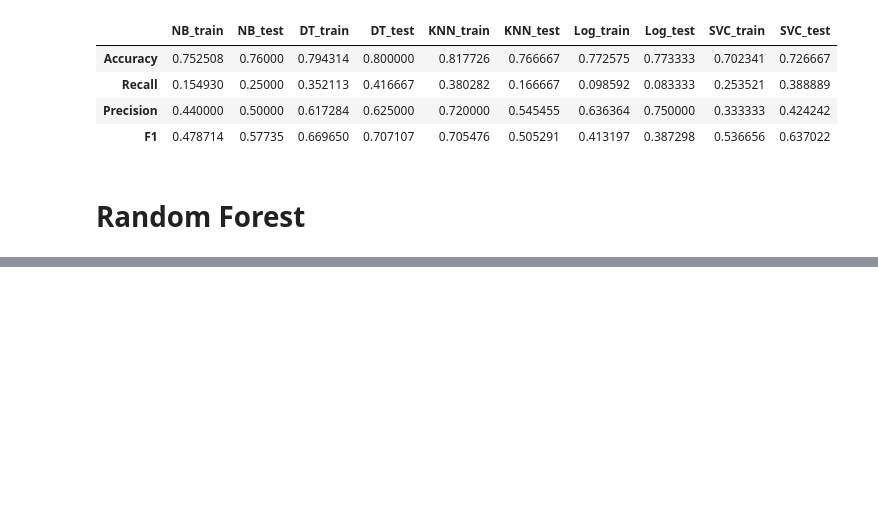
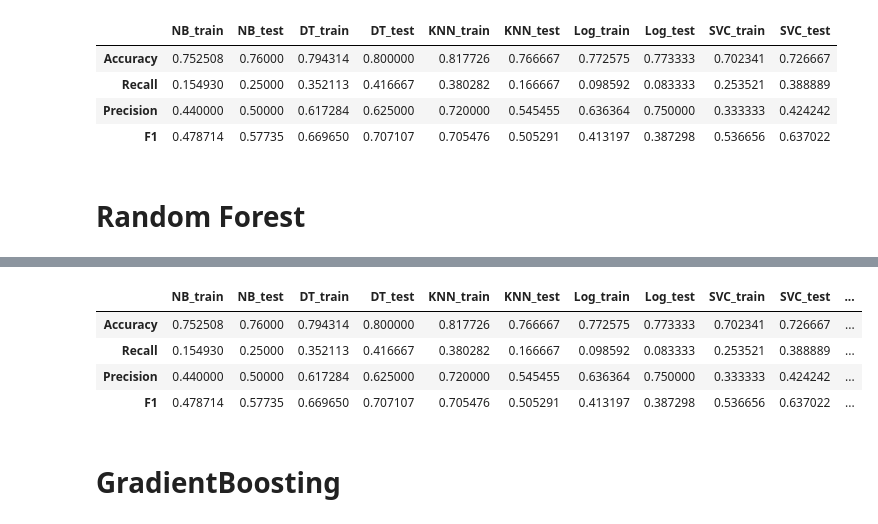
Before and after one commit to veyselaytekin1/exercises, a Jupyter notebook: machine_learning/Dojo-Projects/bloodTransfusion.ipynb, the cells around one changed output, grey strips where cells are left out. Saved outputs shown, nothing was run; the diff lists cells and outputs as text; code cells hidden in the pictures; blank space fills up the shorter version.

```diff
--- a/machine_learning/Dojo-Projects/bloodTransfusion.ipynb
+++ b/machine_learning/Dojo-Projects/bloodTransfusion.ipynb
@@ -1406,0 +1488,13 @@ print(f'Best score: {study.best_value:.2f}')
+# %%
+from sklearn.ensemble import RandomForestClassifier
+
+# rf = RandomForestClassifier(n_estimators=630, max_features=4, max_depth=7, min_samples_split=6, min_samples_leaf=8 , bootstrap=True)
+# rf = rf.grid.best_estimator_
+
+rf = RandomForestClassifier(**rf_study.best_params)
+rf.fit(X_train, y_train)
+
+rf_train_pred = rf.predict(X_train)
+rf_pred = rf.predict(X_test)
+
+fonks.simple_scores(y_train, rf_train_pred, y_test, rf_pred, 'RF')
@@ -1406,0 +1533,8 @@ print(f'Best score: {study.best_value:.2f}')
+# %%
+rf_acc = fonks.get_acc_score(y_test, rf_pred)
+rf_f1 = fonks.get_f1_score(y_test, rf_pred)
+rf_recall = fonks.get_recall(y_test, rf_pred)
+rf_rocauc = fonks.get_roc_auc(y_test, rf_pred)
+
+rf_df = fonks.train_test_df(y_train, rf_train_pred, y_test, rf_pred, 'RF')
+rf_df
@@ -1406,0 +1547,11 @@ print(f'Best score: {study.best_value:.2f}')
+# %%
+all_df = pd.concat([all_df, rf_df], axis=1)
+all_df
+# %% [output]
+|  | NB_train | NB_test | DT_train | DT_test | KNN_train | KNN_test | Log_train | Log_test | SVC_train | SVC_test | ... |
+| Accuracy | 0.752508 | 0.76000 | 0.794314 | 0.800000 | 0.817726 | 0.766667 | 0.772575 | 0.773333 | 0.702341 | 0.726667 | ... |
+| Recall | 0.154930 | 0.25000 | 0.352113 | 0.416667 | 0.380282 | 0.166667 | 0.098592 | 0.083333 | 0.253521 | 0.388889 | ... |
+| Precision | 0.440000 | 0.50000 | 0.617284 | 0.625000 | 0.720000 | 0.545455 | 0.636364 | 0.750000 | 0.333333 | 0.424242 | ... |
+| F1 | 0.478714 | 0.57735 | 0.669650 | 0.707107 | 0.705476 | 0.505291 | 0.413197 | 0.387298 | 0.536656 | 0.637022 | ... |
+# %% [markdown]
+# GradientBoosting
```
Also changed, not shown: parts of 12 cells of this notebook.
